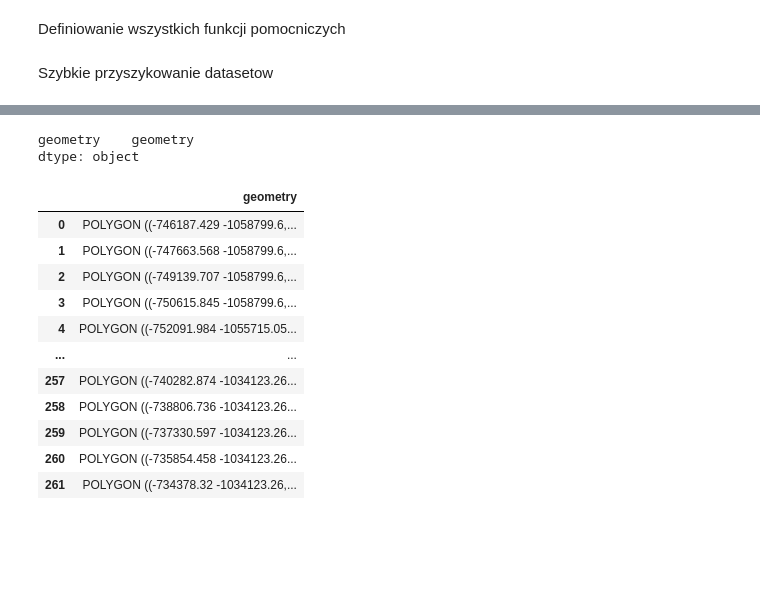
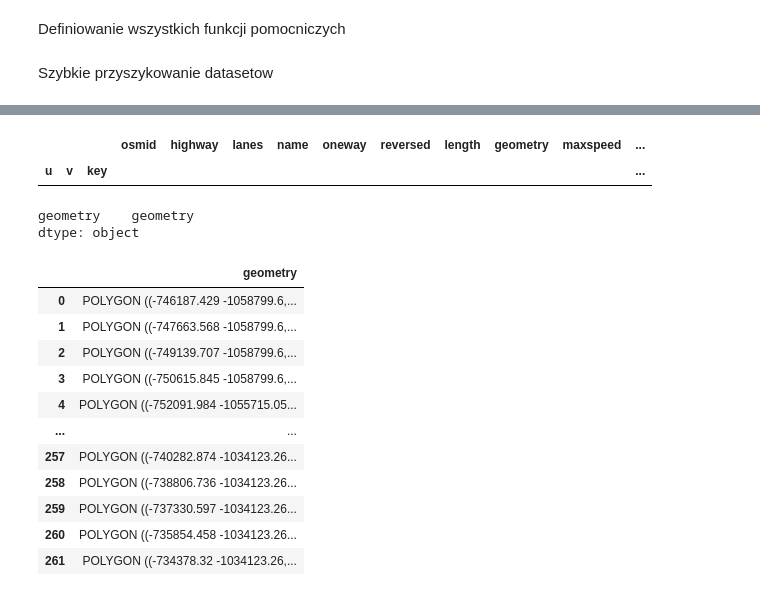
Before and after one commit to mweuro/GeoNoise, a Jupyter notebook: data_aggregation.ipynb, the cells around one changed output, grey strips where cells are left out. Drawn from its saved outputs; the diff is of its cells as text; code cells hidden in the pictures; blank space fills up the shorter version.

```diff
--- a/data_aggregation.ipynb
+++ b/data_aggregation.ipynb
@@ -216,3 +228,8 @@ np.int64(2)
+# %%
+roads[roads["maxspeed"].isna()]
+# %% [output]
+|  |  |  | osmid | highway | lanes | name | oneway | reversed | length | geometry | maxspeed | ... |
+| u | v | key |  |  |  |  |  |  |  |  |  | ... |
 # %%
 pictures = gpd.GeoDataFrame(pictures).rename(columns={0: "geometry"})
 pictures["geometry"] = pictures["geometry"].apply(parse_polygon)
```
Also changed, not shown: parts of 11 cells of this notebook, 5 other files.
